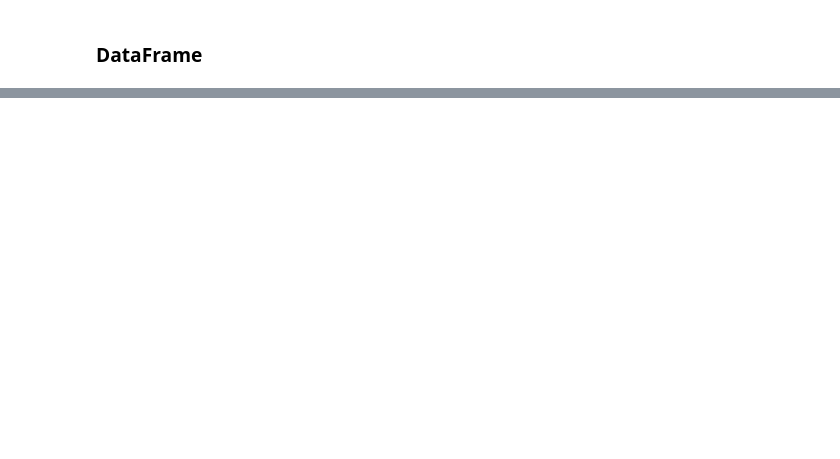
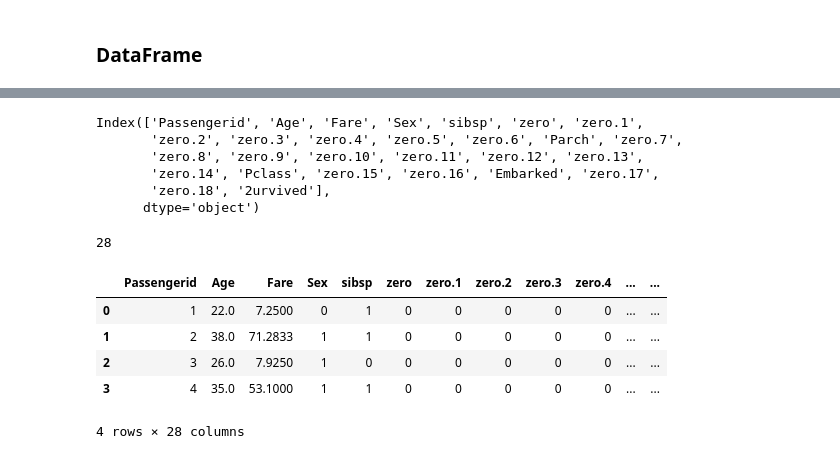
Before and after one commit to ProgressBG-Python-Course/ProgressBG-MLwithPython-Labs, a Jupyter notebook: labs/Notebooks/Pandas.ipynb, the cells around one changed output, grey strips where cells are left out. Cells and saved outputs as stored; diff of their text form; code cells hidden in the pictures; blank space fills up the shorter version.

```diff
--- a/labs/Notebooks/Pandas.ipynb
+++ b/labs/Notebooks/Pandas.ipynb
@@ -109,0 +63,22 @@ ImportError: Missing optional dependency 'xlrd'. Install xlrd >= 1.0.0 for Excel
+# %%
+titanic_df.columns
+# %% [output]
+Index(['Passengerid', 'Age', 'Fare', 'Sex', 'sibsp', 'zero', 'zero.1',
+       'zero.2', 'zero.3', 'zero.4', 'zero.5', 'zero.6', 'Parch', 'zero.7',
+       'zero.8', 'zero.9', 'zero.10', 'zero.11', 'zero.12', 'zero.13',
+       'zero.14', 'Pclass', 'zero.15', 'zero.16', 'Embarked', 'zero.17',
+       'zero.18', '2urvived'],
+      dtype='object')
+# %%
+len(titanic_df.columns)
+# %% [output]
+28
+# %%
+titanic_df
+# %% [output]
+|  | Passengerid | Age | Fare | Sex | sibsp | zero | zero.1 | zero.2 | zero.3 | zero.4 | ... | ... |
+| 0 | 1 | 22.0 | 7.2500 | 0 | 1 | 0 | 0 | 0 | 0 | 0 | ... | ... |
+| 1 | 2 | 38.0 | 71.2833 | 1 | 1 | 0 | 0 | 0 | 0 | 0 | ... | ... |
+| 2 | 3 | 26.0 | 7.9250 | 1 | 0 | 0 | 0 | 0 | 0 | 0 | ... | ... |
+| 3 | 4 | 35.0 | 53.1000 | 1 | 1 | 0 | 0 | 0 | 0 | 0 | ... | ... |
+4 rows × 28 columns
```
Also changed, not shown: parts of 39 cells of this notebook, 3 other files.
